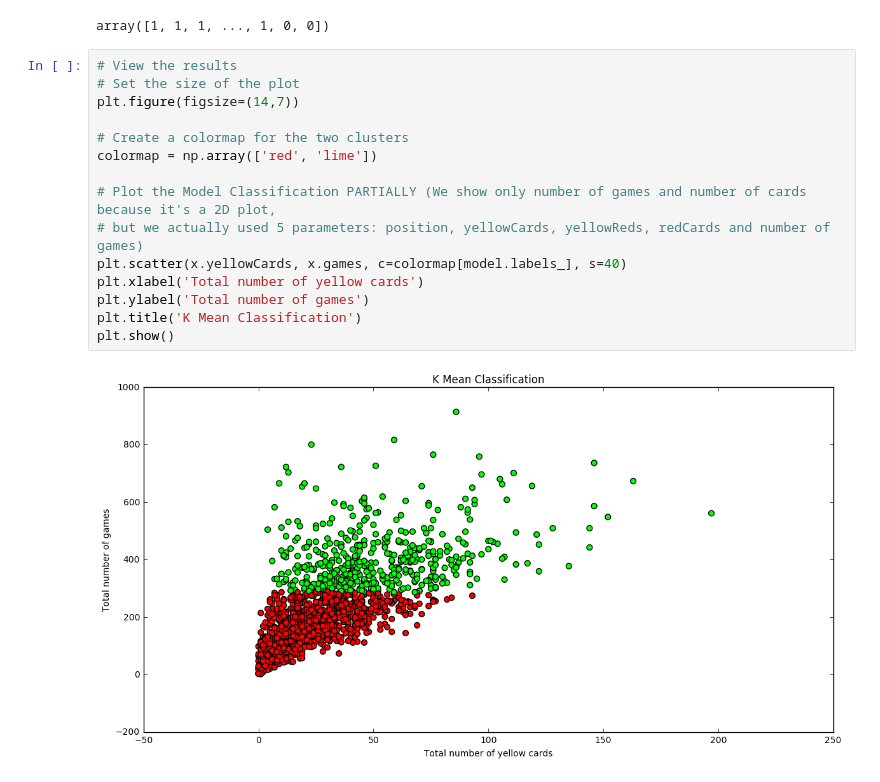
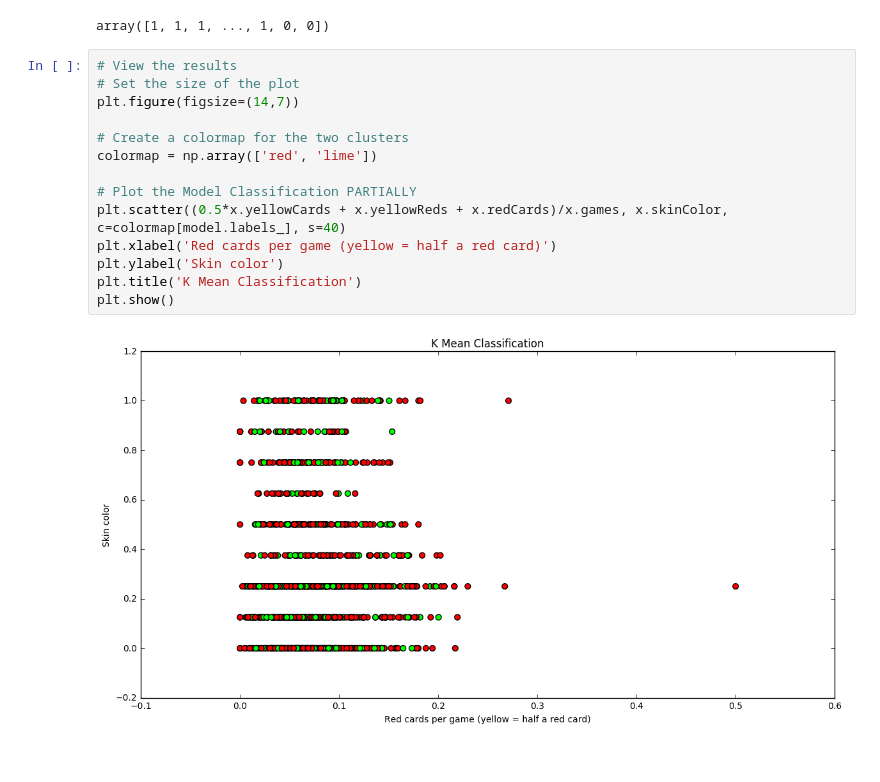
Before and after one commit to Merinorus/adaisawesome, a Jupyter notebook: Homework/04 - Applied ML/Homework04_Referees_teamawesome_Q2.ipynb, the cells around one changed output. Saved outputs shown, nothing was run; the diff lists cells and outputs as text.

```diff
--- a/Homework/04 - Applied ML/Homework04_Referees_teamawesome_Q2.ipynb
+++ b/Homework/04 - Applied ML/Homework04_Referees_teamawesome_Q2.ipynb
@@ -169,17 +169,16 @@ array([1, 1, 1, ..., 1, 0, 0])
 # %%
 # View the results
 # Set the size of the plot
 plt.figure(figsize=(14,7))
 
 # Create a colormap for the two clusters
 colormap = np.array(['red', 'lime'])
 
-# Plot the Model Classification PARTIALLY (We show only number of games and number of cards because it's a 2D plot,
-# but we actually used 5 parameters: position, yellowCards, yellowReds, redCards and number of games)
-plt.scatter(x.yellowCards, x.games, c=colormap[model.labels_], s=40)
-plt.xlabel('Total number of yellow cards')
-plt.ylabel('Total number of games')
+# Plot the Model Classification PARTIALLY
+plt.scatter((0.5*x.yellowCards + x.yellowReds + x.redCards)/x.games, x.skinColor, c=colormap[model.labels_], s=40)
+plt.xlabel('Red cards per game (yellow = half a red card)')
+plt.ylabel('Skin color')
 plt.title('K Mean Classification')
 plt.show()
 # %% [output]
-[figure, old version]
+[figure, new version]
```
Also changed, not shown: parts of 4 cells of this notebook, 2 other files.
